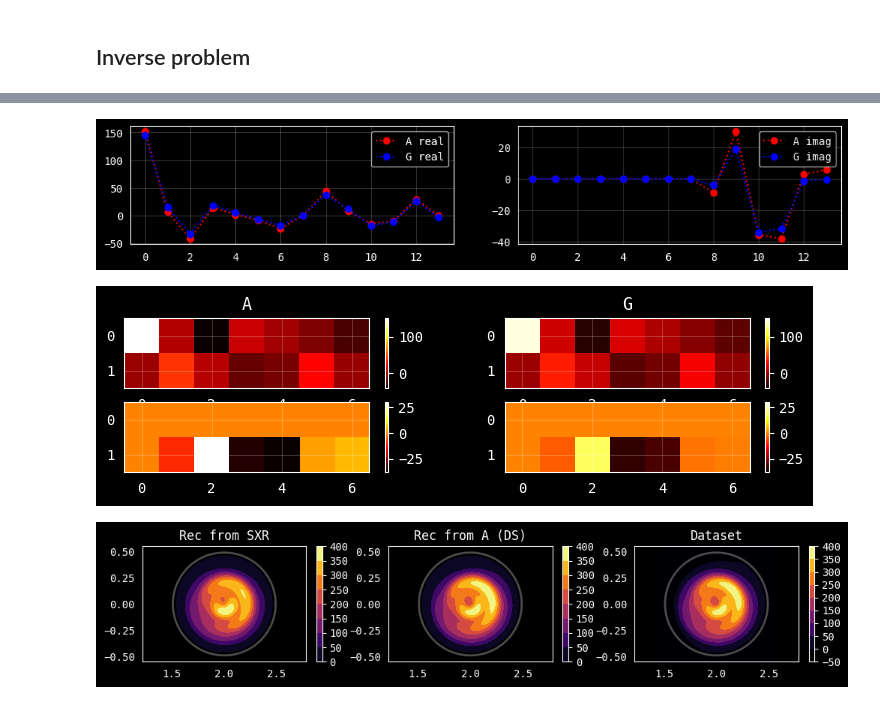
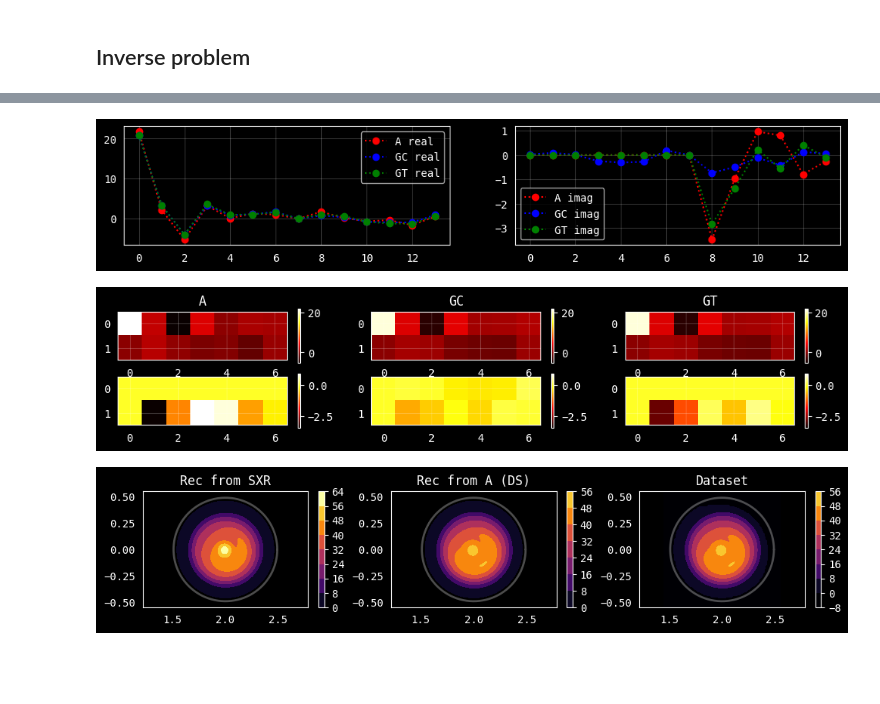
Before and after one commit to matgrand/tomo_ml, a Jupyter notebook: cormack.ipynb, the cells around one changed output, grey strips where cells are left out. Drawn from its saved outputs; the diff is of its cells as text; code cells hidden in the pictures; blank space fills up the shorter version.

Commit message:
complex exp version (more correct imo)

```diff
--- a/cormack.ipynb
+++ b/cormack.ipynb
@@ -110,8 +113,8 @@ plt.title('Derivative Basil functions')
 r = np.linspace(0, 1, 300)
 for m in range(tmpM):
     plt.subplot(3, tmpM, tmpM+1+m)
-    # for l in range(L):
-    #     plt.plot(r, Rml(m, l, r), label=f'l={l}')
+    for l in range(L):
+        plt.plot(r, J(m, r*J0(m, L)[l]), label=f'l={l}')
     plt.title(f'm={m}')
     plt.ylim(-1,1)
     plt.title(f'R_{m} = J({m}, r*J0({m}, {L}))')
@@ -462,70 +465,86 @@ SXR:
 # print(f'ps: {ps}\nΦs: {Φs*180/π}')
 
 #complex number version
-W1 = np.zeros((len(SXR), M*L), dtype=complex)
+WC = np.zeros((len(SXR), M, L), dtype=complex)
 for i in range(len(SXR)):
     for m in range(M):
         for l in range(L):
             fml = calc_fml(m,l,ps[i])
-            W1[i,m*L+l] = fml * np.exp(1j*m*Φs[i])
-G1 = lstsq(W1.reshape(len(SXR), M*L), SXR, rcond=SVD_TRSH)[0].reshape(M,L)
+            WC[i,m,l] = fml * np.exp(-1j*m*Φs[i])
+WC = WC.reshape(len(SXR), M*L)
+GC = lstsq(WC, SXR, rcond=SVD_TRSH)[0].reshape(M,L)
 
 # trigonometric version
-Wc, Ws = np.zeros((len(SXR), M*L), dtype=float), np.zeros((len(SXR), M*L), dtype=float)
+Wc, Ws = np.zeros((len(SXR), M, L), dtype=float), np.zeros((len(SXR), M, L), dtype=float)
 for i in range(len(SXR)):
     for m in range(M):
         for l in range(L):
             fml = calc_fml(m,l,ps[i])
-            Wc[i,m*L+l] = fml * np.cos(m*Φs[i])
-            Ws[i,m*L+l] = fml * np.sin(m*Φs[i])
-W2 = np.concatenate([Wc, Ws], axis=1)
-G2 = lstsq(W2, SXR, rcond=SVD_TRSH)[0]
-G2 = G2[:M*L] + 1j*G2[M*L:]
+            Wc[i,m,l] = fml * np.cos(m*Φs[i])
+            Ws[i,m,l] = fml * np.sin(m*Φs[i])
+WT = np.concatenate([Wc, Ws], axis=1).reshape(len(SXR), 2*M*L)
+print(f'WC: {WC.shape}, WT: {WT.shape}')
+GT = lstsq(WT, SXR, rcond=SVD_TRSH)[0].reshape(2,M,L)
+GT = GT[0] + GT[1]*1j
 
-G = G2.reshape(M,L)
+# G = GC
+G = GT
 
 np.set_printoptions(precision=2, suppress=True)
 
-print(f'G1: \n{G1}')
-print(f'G2: \n{G2}')
+print(f'GC: \n{GC}')
+print(f'GT: \n{GT}')
 
 # plot
 plt.figure(figsize=(12,2))
 plt.subplot(121)
 plt.plot(A.real.reshape(-1), 'ro:', label='A real')
-plt.plot(G.real.reshape(-1), 'bo:', label='G real')
+plt.plot(GC.real.reshape(-1), 'bo:', label='GC real')
+plt.plot(GT.real.reshape(-1), 'go:', label='GT real')
 plt.legend()
 plt.grid(True)
 
 plt.subplot(122)
 plt.plot(A.imag.reshape(-1), 'ro:', label='A imag')
-plt.plot(G.imag.reshape(-1), 'bo:', label='G imag')
+plt.plot(GC.imag.reshape(-1), 'bo:', label='GC imag')
+plt.plot(GT.imag.reshape(-1), 'go:', label='GT imag')
 plt.legend()
 plt.grid(True)
 
 plt.show()
 
-plt.figure(figsize=(9,2))
+plt.figure(figsize=(12,2))
 # plot 2 heatmaps side by side
-plt.subplot(221)
+plt.subplot(231)
 maxare, minare = np.max([np.max(A.real), np.max(G.real)]), np.min([np.min(A.real), np.min(G.real)])
 plt.imshow(A.real, cmap='hot', vmin=minare, vmax=maxare)
 plt.colorbar()
 plt.title('A')
 
-plt.subplot(222)
+plt.subplot(232)
 plt.imshow(G.real, cmap='hot', vmin=minare, vmax=maxare)
 plt.colorbar()
-plt.title('G')
+plt.title('GC')
 
-plt.subplot(223)
+plt.subplot(233)
+plt.imshow(GT.real, cmap='hot', vmin=minare, vmax=maxare)
+plt.colorbar()
+plt.title('GT')
+
+
+plt.subplot(234)
 maxaim, minaim = np.max([np.max(A.imag), np.max(G.imag)]), np.min([np.min(A.imag), np.min(G.imag)])
 plt.imshow(A.imag, cmap='hot', vmin=minaim, vmax=maxaim)
 plt.colorbar()
 
-plt.subplot(224)
-plt.imshow(G.imag, cmap='hot', vmin=minaim, vmax=maxaim)
+plt.subplot(235)
+plt.imshow(GC.imag, cmap='hot', vmin=minaim, vmax=maxaim)
 plt.colorbar()
 
+plt.subplot(236)
+plt.imshow(GT.imag, cmap='hot', vmin=minaim, vmax=maxaim)
+plt.colorbar()
+
+
 plt.show()
 # %% [output]
@@ -541,5 +562,5 @@ G2:
-[figure, old version]
+[figure, new version]
-[figure, old version]
+[figure, new version]
 # %%
 # calculate the g emissivity map using the new coefficients
 r = np.linspace(0,1,FINESSE) # create a vector of radii
@@ -587,7 +608,7 @@ plt.title('Dataset')
 
 plt.show()
 # %% [output]
-[figure, old version]
+[figure, new version]
 # %%
 # test inversion on full dataset
 ds = np.load('data/data_clean.npy')
```
Also changed, not shown: parts of 9 cells of this notebook.
